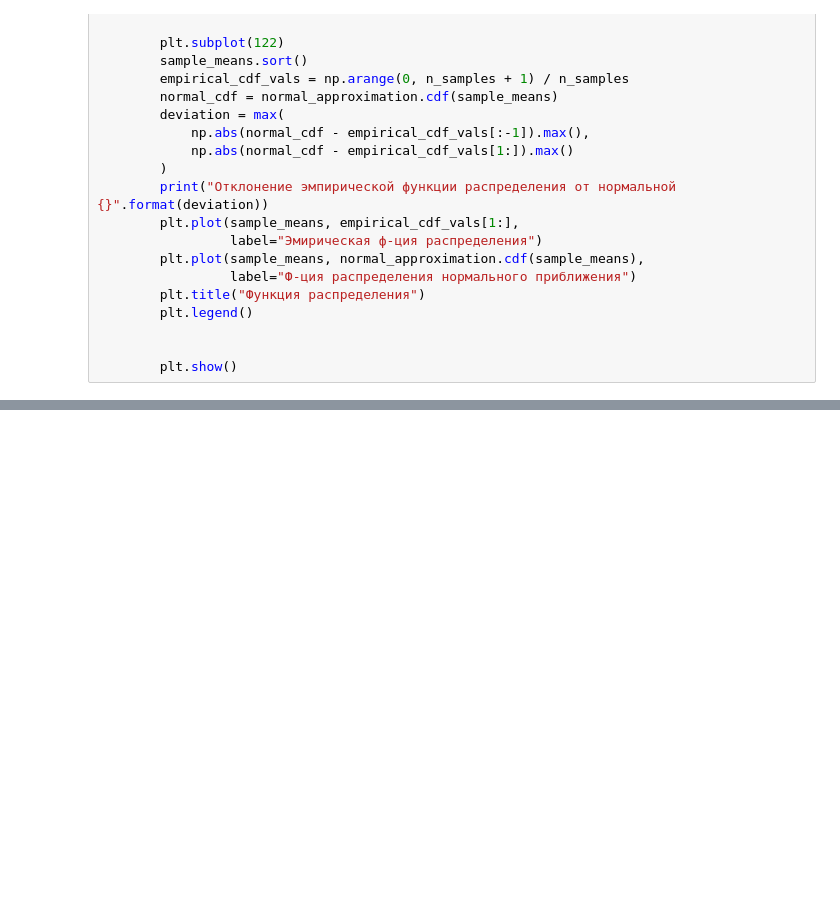
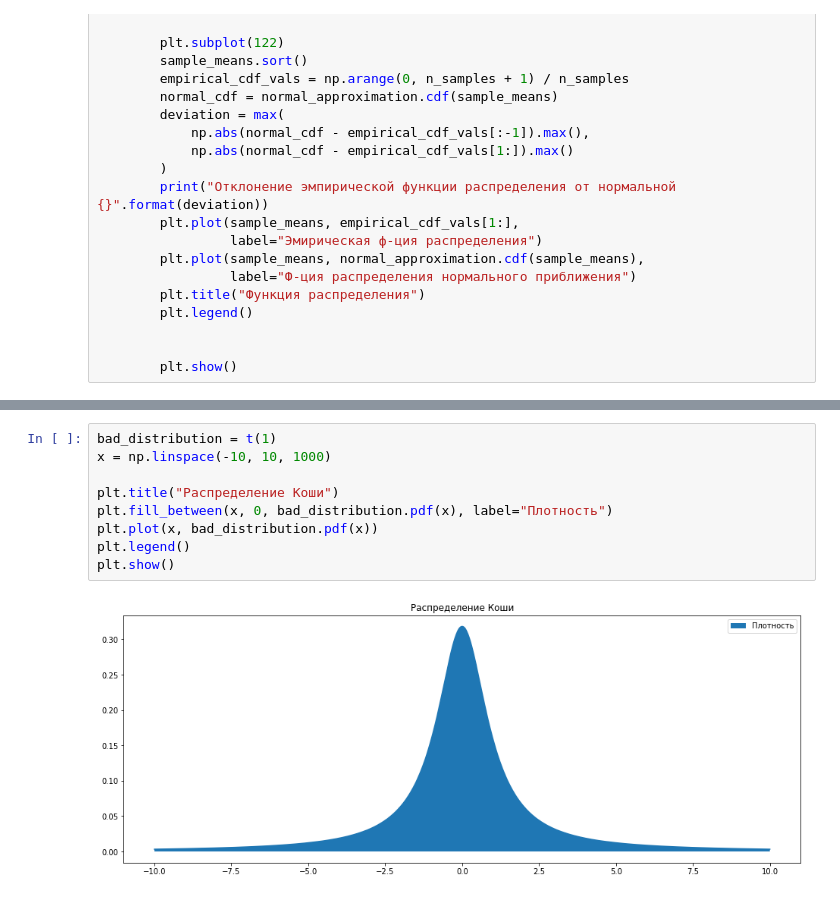
Before and after one commit to Andrew-Angrew/lesh_2019_applied_statistics, a Jupyter notebook: 3. Central limit theorem.ipynb, the cells around one changed output, grey strips where cells are left out. Cells and saved outputs as stored; diff of their text form; blank space fills up the shorter version.

```diff
--- a/3. Central limit theorem.ipynb
+++ b/3. Central limit theorem.ipynb
@@ -61,0 +75,11 @@ test_clt(uniform(), [1, 2, 3, 5, 10, 20])
+# %%
+bad_distribution = t(1)
+x = np.linspace(-10, 10, 1000)
+
+plt.title("Распределение Коши")
+plt.fill_between(x, 0, bad_distribution.pdf(x), label="Плотность")
+plt.plot(x, bad_distribution.pdf(x))
+plt.legend()
+plt.show()
+# %% [output]
+[figure, added]
```
Also changed, not shown: parts of 6 cells of this notebook, 3 other files.
